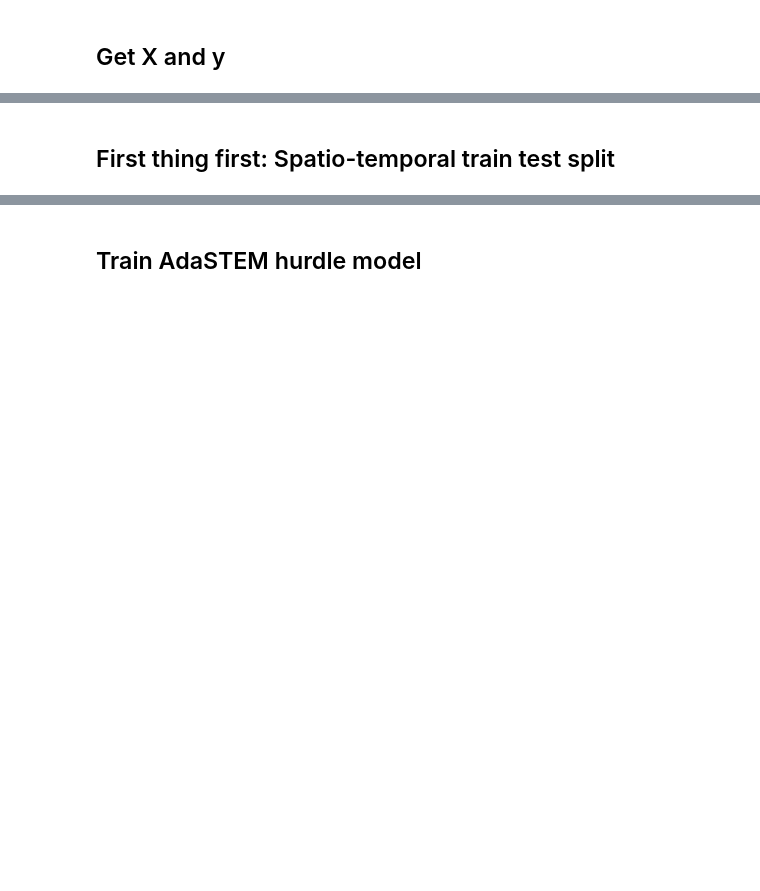
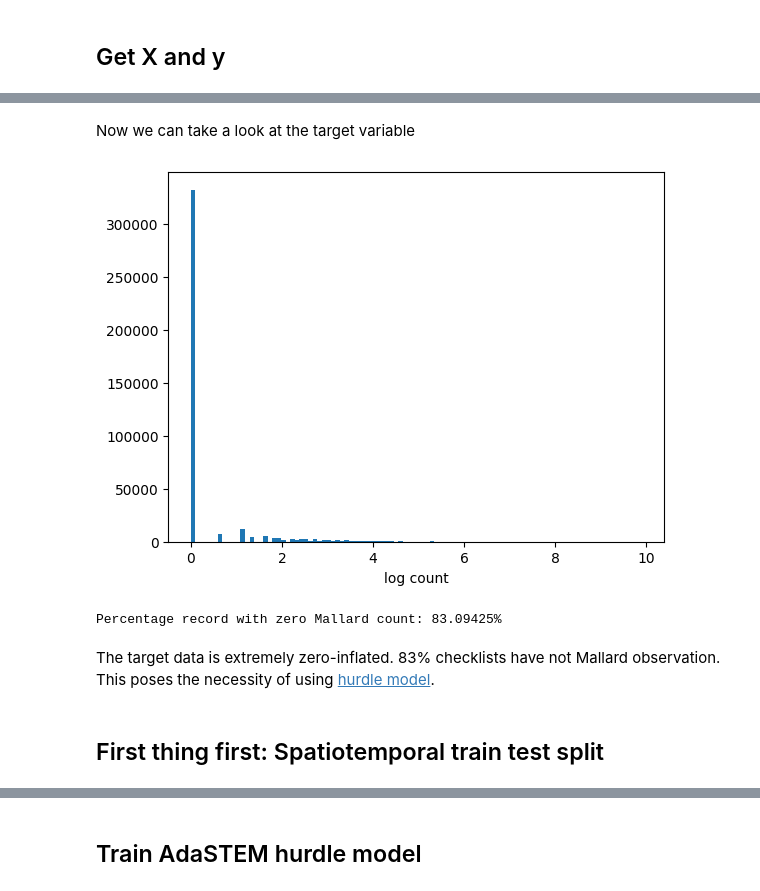
Before and after one commit to chenyangkang/stemflow, a Jupyter notebook: docs/Examples/01.AdaSTEM_demo.ipynb, the cells around one changed output, grey strips where cells are left out. Drawn from its saved outputs; the diff is of its cells as text; code cells hidden in the pictures; blank space fills up the shorter version.

```diff
--- a/docs/Examples/01.AdaSTEM_demo.ipynb
+++ b/docs/Examples/01.AdaSTEM_demo.ipynb
@@ -43,5 +102,19 @@ y = data['count'].values
+# %% [markdown]
+Now we can take a look at the target variable
+# %%
+plt.hist(np.log(y+1),bins=100)
+plt.xlabel('log count')
+plt.show()
+
+zero_frac = np.sum(y==0)/len(y)
+print(f'Percentage record with zero Mallard count: {zero_frac*100}%')
+# %% [output]
+[figure, added]
+Percentage record with zero Mallard count: 83.09425%
+# %% [markdown]
+The target data is extremely zero-inflated. 83% checklists have not Mallard observation. This poses the necessity of using [hurdle model](https://chenyangkang.github.io/stemflow/Tips/Tips_for_different_tasks.html).
 # %% [markdown]
-## First thing first: Spatio-temporal train test split
+## First thing first: Spatiotemporal train test split
 # %%
 from stemflow.model_selection import ST_train_test_split
 X_train, X_test, y_train, y_test = ST_train_test_split(X, y,
```
Also changed, not shown: parts of 108 cells of this notebook, 3 other files.
